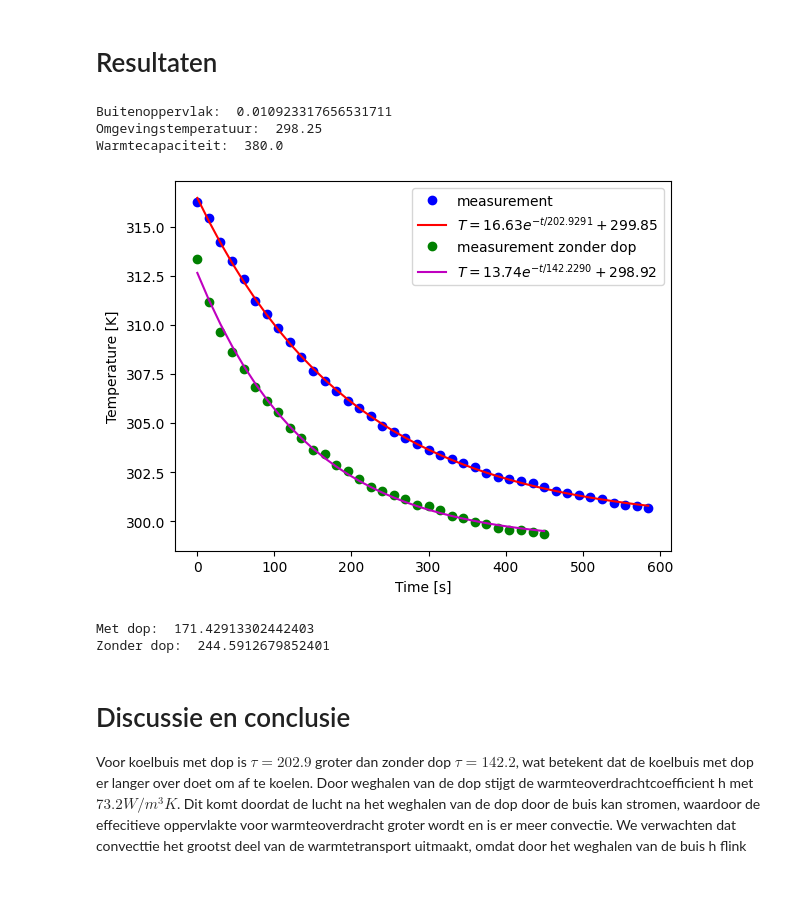
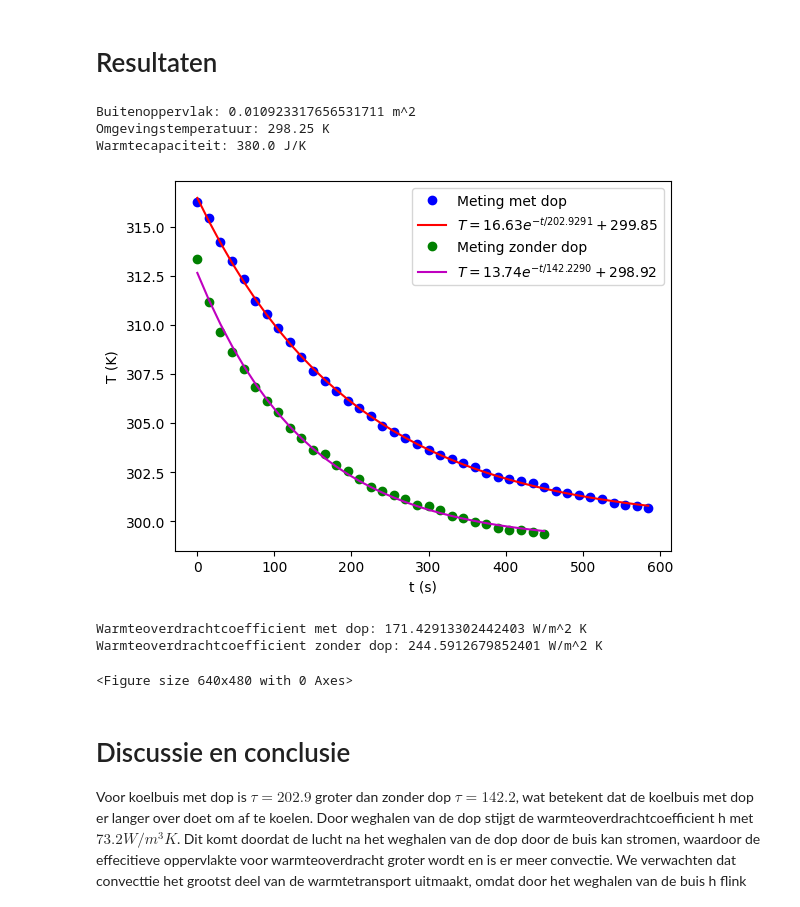
Before and after one commit to Jz-Mo/thermolab, a Jupyter notebook: Content/Labs/koelbuis/koelbuis.ipynb, the cells around one changed output. Saved outputs shown, nothing was run; the diff lists cells and outputs as text; code cells hidden in the pictures.

```diff
--- a/Content/Labs/koelbuis/koelbuis.ipynb
+++ b/Content/Labs/koelbuis/koelbuis.ipynb
@@ -183,11 +188,11 @@ dikte_wand = 0.00115 # m
 radius = 0.038 / 2
 hoogte = 0.0915
 buitenoppervlak = 2*radius*np.pi*hoogte # bepaal zelf in m^2
-print('Buitenoppervlak: ', buitenoppervlak)
+print(f'Buitenoppervlak: {buitenoppervlak} m^2')
 omgevingstemperatuur = 298.25 # bepaal de omgevingstemperatuur in graden C
-print('Omgevingstemperatuur: ', omgevingstemperatuur)
+print(f'Omgevingstemperatuur: {omgevingstemperatuur} K')
 warmtecapaciteit = 3.8e2 # bepaal de warmtecapaciteit in J/K
-print('Warmtecapaciteit: ', warmtecapaciteit)
+print(f'Warmtecapaciteit: {warmtecapaciteit} J/K')
 
 met_dop = np.genfromtxt('koelbuis_met_dop.csv', delimiter=';', skip_header=1)
 zonder_dop = np.genfromtxt('koelbuis_zonder_dop.csv', delimiter=';', skip_header=1)
@@ -198,50 +203,50 @@ temps_met_dop = temps_met_dop + 273.15  # omzetten naar Kelvin
 
 times_zonder_dop = zonder_dop[:,0]  # tijd in seconden
 temps_zonder_dop = zonder_dop[:,1]  # temperatuur in graden C
-temps_zonder_dop = temps_zonder_dop + 273.15  # om
+temps_zonder_dop = temps_zonder_dop + 273.15  # omzetten naar Kelvin
 
 # pas beginwaardes aan naar schatting
-# Het aantal maxfev moet wellicht hoger voor goede convergentie van de waarde
 popt, pocv = curve_fit(exp_func, times_met_dop, temps_met_dop, p0=[30, 100, omgevingstemperatuur], maxfev=5000)
 
 A_exp, tau_exp, T_omg_exp = popt
 
 y_fit = exp_func(times_met_dop, *popt)
 
 popt_zonder, pocv_zonder = curve_fit(exp_func, times_zonder_dop, temps_zonder_dop, p0=[30, 100, omgevingstemperatuur], maxfev=5000)
 A_exp_zonder, tau_exp_zonder, T_omg_exp_zonder = popt_zonder
 y_fit_zonder = exp_func(times_zonder_dop, *popt_zonder)
 
 plt.figure()
-plt.xlabel('Time [s]')
-plt.ylabel('Temperature [K]')
+plt.xlabel('t (s)')
+plt.ylabel('T (K)')
 
-plt.plot(times_met_dop, temps_met_dop, 'bo', label='measurement')
+plt.plot(times_met_dop, temps_met_dop, 'bo', label='Meting met dop')
 plt.plot(times_met_dop, y_fit, 'r-',
          label='$T = %0.2f e^{-t/%0.4f} + %0.2f$' % (A_exp, tau_exp, T_omg_exp))
-plt.plot(times_zonder_dop, temps_zonder_dop, 'go', label='measurement zonder dop')
+plt.plot(times_zonder_dop, temps_zonder_dop, 'go', label='Meting zonder dop')
 plt.plot(times_zonder_dop, y_fit_zonder, 'm-',
          label='$T = %0.2f e^{-t/%0.4f} + %0.2f$' % (A_exp_zonder, tau_exp_zonder, T_omg_exp_zonder))
 
 plt.legend()
 
 plt.show()
 
 h_exp = (warmtecapaciteit) / (tau_exp * buitenoppervlak)
 h_exp_zonder = (warmtecapaciteit) / (tau_exp_zonder * buitenoppervlak)
 
-print('Met dop: ',h_exp) # warmteoverdrachtscoëfficiënt in W/m^2 K
-print('Zonder dop: ',h_exp_zonder) # warmteoverdrachtscoëfficiënt in W/m^2 K
+print(f'Warmteoverdrachtcoefficient met dop: {h_exp} W/m^2 K') # warmteoverdrachtscoëfficiënt in W/m^2 K
+print(f'Warmteoverdrachtcoefficient zonder dop: {h_exp_zonder} W/m^2 K') # warmteoverdrachtscoëfficiënt in W/m^2 K
 # Sla figuren op met
 #
 plt.savefig("fit.png", dpi=450)
 # %% [output]
-Buitenoppervlak:  0.010923317656531711
-Omgevingstemperatuur:  298.25
-Warmtecapaciteit:  380.0
+Buitenoppervlak: 0.010923317656531711 m^2
+Omgevingstemperatuur: 298.25 K
+Warmtecapaciteit: 380.0 J/K
-[figure, old version]
+[figure, new version]
-Met dop:  171.42913302442403
-Zonder dop:  244.5912679852401
+Warmteoverdrachtcoefficient met dop: 171.42913302442403 W/m^2 K
+Warmteoverdrachtcoefficient zonder dop: 244.5912679852401 W/m^2 K
+<Figure size 640x480 with 0 Axes>
 # %% [markdown]
 # Discussie en conclusie
 Voor koelbuis met dop is $\tau = 202.9$ groter dan zonder dop $\tau = 142.2$, wat betekent dat de koelbuis met dop er langer over doet om af te koelen. Door weghalen van de dop stijgt de warmteoverdrachtcoefficient h met $73.2 W/m^3K$. Dit komt doordat de lucht na het weghalen van de dop door de buis kan stromen, waardoor de effecitieve oppervlakte voor warmteoverdracht groter wordt en is er meer convectie.
```
Also changed, not shown: parts of 3 cells of this notebook, 6 other files.
